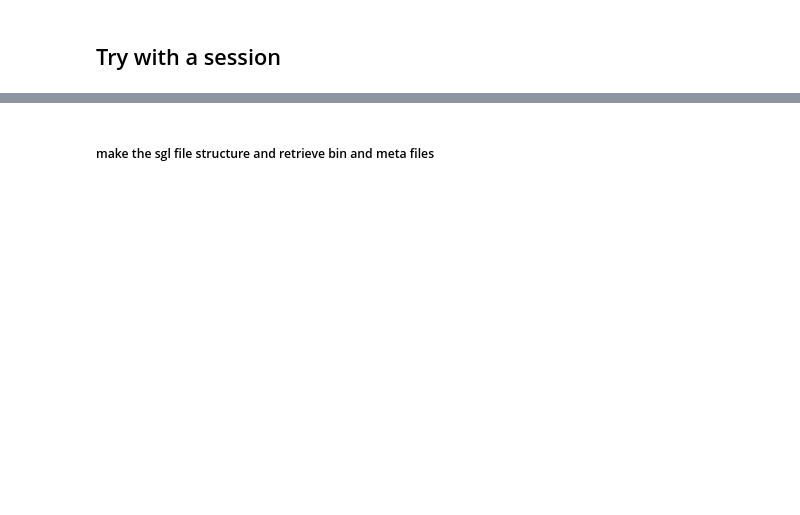
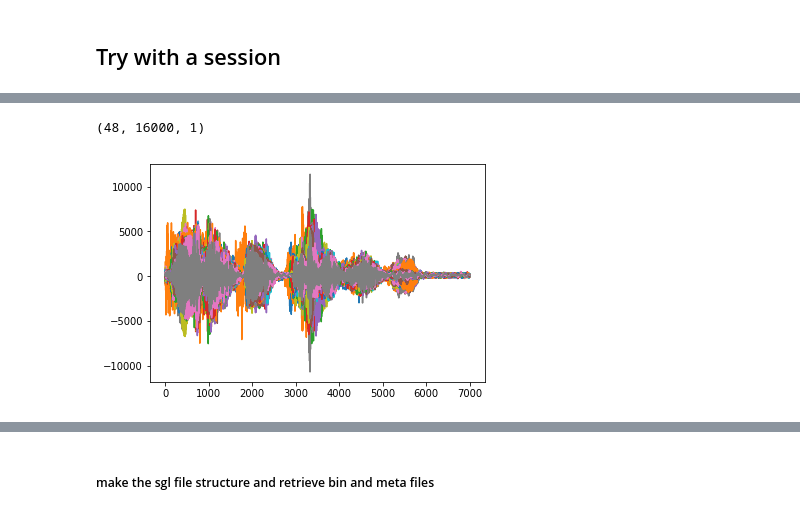
Before and after one commit to zekearneodo/pipefinch, a Jupyter notebook: notebooks/neuropix_kwd_adc-event.ipynb, the cells around one changed output, grey strips where cells are left out. Cells and saved outputs as stored; diff of their text form; code cells hidden in the pictures; blank space fills up the shorter version.

```diff
--- a/notebooks/neuropix_kwd_adc-event.ipynb
+++ b/notebooks/neuropix_kwd_adc-event.ipynb
@@ -189,0 +261,9 @@ ttl.event_pd.head()
+# %%
+mic_stream = sess.get_mic_stream()
+mic_stream.shape
+# %% [output]
+(48, 16000, 1)
+# %%
+plt.plot(mic_stream.squeeze().T[9000:,:]);
+# %% [output]
+[figure, added]
```
Also changed, not shown: parts of 48 cells of this notebook, 29 other files.
